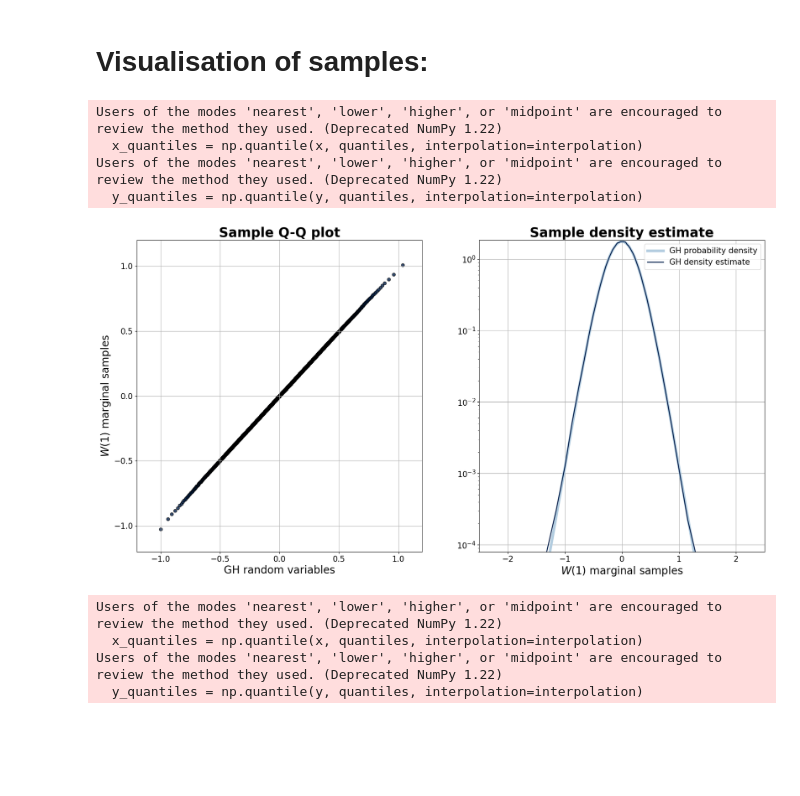
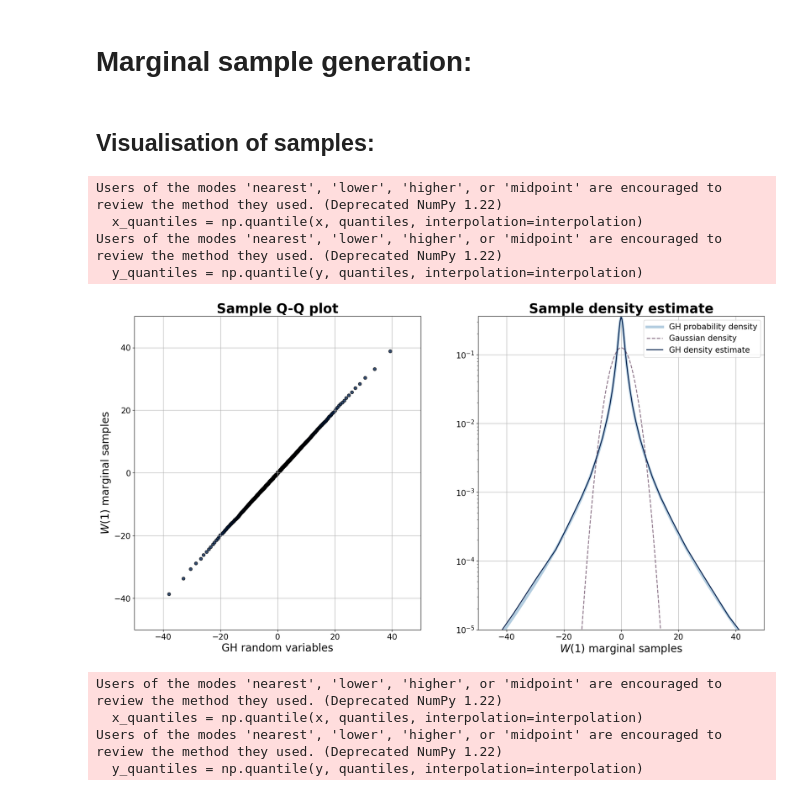
Before and after one commit to yamankindap/gh-levy-simulation, a Jupyter notebook: simulation.ipynb, the cells around one changed output. Drawn from its saved outputs; the diff is of its cells as text; code cells hidden in the pictures; blank space fills up the shorter version.

```diff
--- a/simulation.ipynb
+++ b/simulation.ipynb
@@ -88,7 +88,7 @@ def moving_average(a, n) :
     ret[n:] = ret[n:] - ret[:-n]
     return ret[n - 1:] / n
 # %%
-lam = -10
+lam = 10
 gamma = 0.1
 delta = 1
 beta = 0
@@ -104,4 +105,6 @@ Simulation method is set to improved version.
 Residual approximation method is set to lower bounding method.
+# %% [markdown]
+# Marginal sample generation:
 # %%
 N = 1_000_000
 
@@ -111,7 +114,7 @@ for _ in range(N):
     point_process_samples.append(x_series.sum())
 point_process_samples = np.array(point_process_samples)
 # %% [markdown]
-# Visualisation of samples:
+## Visualisation of samples:
 # %%
 samples_rv_sampler = simulator.random_sample(size=1_000_000)
 
@@ -137,13 +140,13 @@ ax[0].set_title(r'Sample Q-Q plot', fontsize=25, weight="bold")
 ax[0].set_xlabel('GH random variables', fontsize=20)
 ax[0].set_ylabel(r'$W(1)$ marginal samples',fontsize=20)
 
-ax[0].set_xlim(-1.2, 1.2)
-ax[0].set_ylim(-1.2, 1.2)
+ax[0].set_xlim(-50, 50)
+ax[0].set_ylim(-50, 50)
 
 ax[0].tick_params(axis='both', which='major', labelsize=15)
 ax[0].tick_params(axis='both', which='minor', labelsize=15)
 
-nb_bins = 25
+nb_bins = 30
 center_eps = 0.05
 #bin_space = np.linspace(range_min, range_max, nb_bins)
 bin_space = np.sort(np.concatenate((np.logspace(start=np.log10(center_eps), stop=np.log10(range_max), num=nb_bins), -np.logspace(start=np.log10(center_eps), stop=np.log10(range_max), num=nb_bins))))
@@ -160,38 +163,38 @@ ax[1].plot(gh_range, gh_density, lw=5, label='GH probability density', c='#b3cde
 
 #ax[1].plot(gh_range, gaussian_density, lw=1.8, label='Gaussian density', c='#5e3c58', ls='--', alpha=0.7)
 
-ax[1].set_ylim(8*1e-5)
+ax[1].set_ylim(1e-5)
 
 
 ax[1].plot(bin_centers, counts, label=r'GH density estimate', c='#011f4b', lw=1.8)
 
 #ax[1].hist(point_process_samples, density=True, bins=100, color='#011f4b')
 
 ax[1].grid(True)
 
 ax[1].set_xlabel(r'$W(1)$ marginal samples', fontsize=20)
 ax[1].set_title('Sample density estimate', fontsize=25, weight="bold")
 ax[1].legend(fontsize=15)
 
 
 #ax[1].set_xlim(range_min, range_max)
 
-ax[1].set_xlim(-2.5, 2.5)
+ax[1].set_xlim(-50, 50)
 
 ax[1].set_yscale('log')
 
 ax[1].tick_params(axis='both', which='major', labelsize=15)
 ax[1].tick_params(axis='both', which='minor', labelsize=15)
 
 #plt.savefig('marginal_distribution_plots/marginal_stats_lam_{}_delta_{}_gamma_{}_beta_{}.jpg'.format(lam, delta, gamma, beta), dpi=200)
 #plt.savefig('marginal_distribution_plots/marginal_stats_lam_{}_delta_{}_gamma_{}_beta_{}_with_gaussian.jpg'.format(lam, delta, gamma, beta), dpi=200)
 plt.show()
 # %% [output]
 Users of the modes 'nearest', 'lower', 'higher', or 'midpoint' are encouraged to review the method they used. (Deprecated NumPy 1.22)
   x_quantiles = np.quantile(x, quantiles, interpolation=interpolation)
 Users of the modes 'nearest', 'lower', 'higher', or 'midpoint' are encouraged to review the method they used. (Deprecated NumPy 1.22)
   y_quantiles = np.quantile(y, quantiles, interpolation=interpolation)
-[figure, old version]
+[figure, new version]
 # %%
 # Asymmetric  version:
 
```
Also changed, not shown: parts of 6 cells of this notebook, 14 other files.
